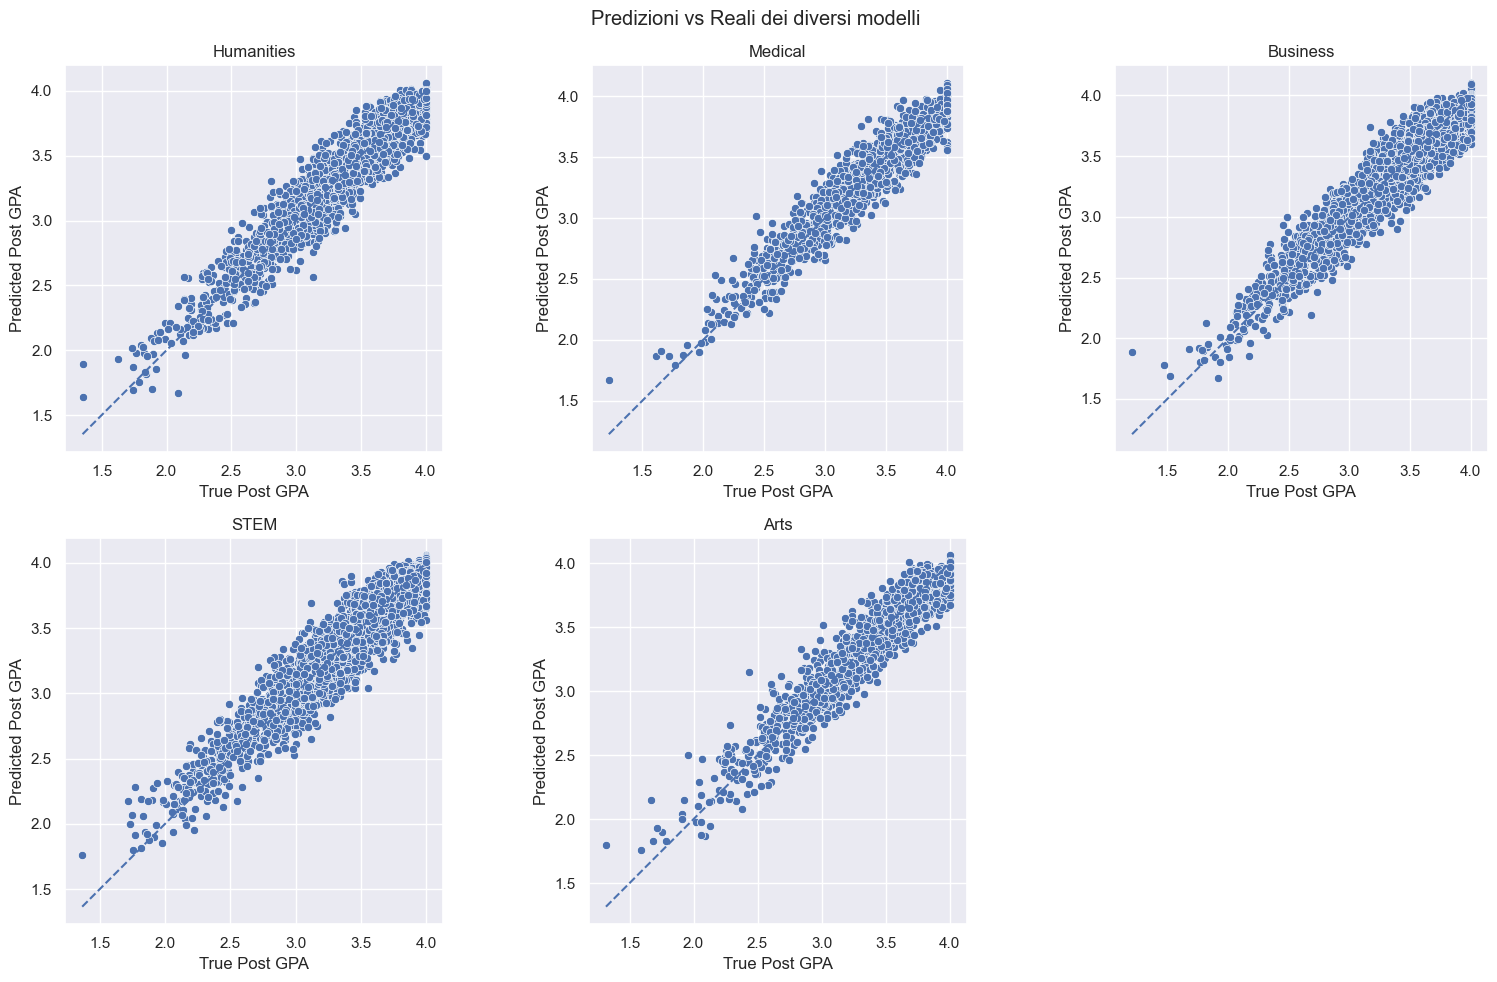
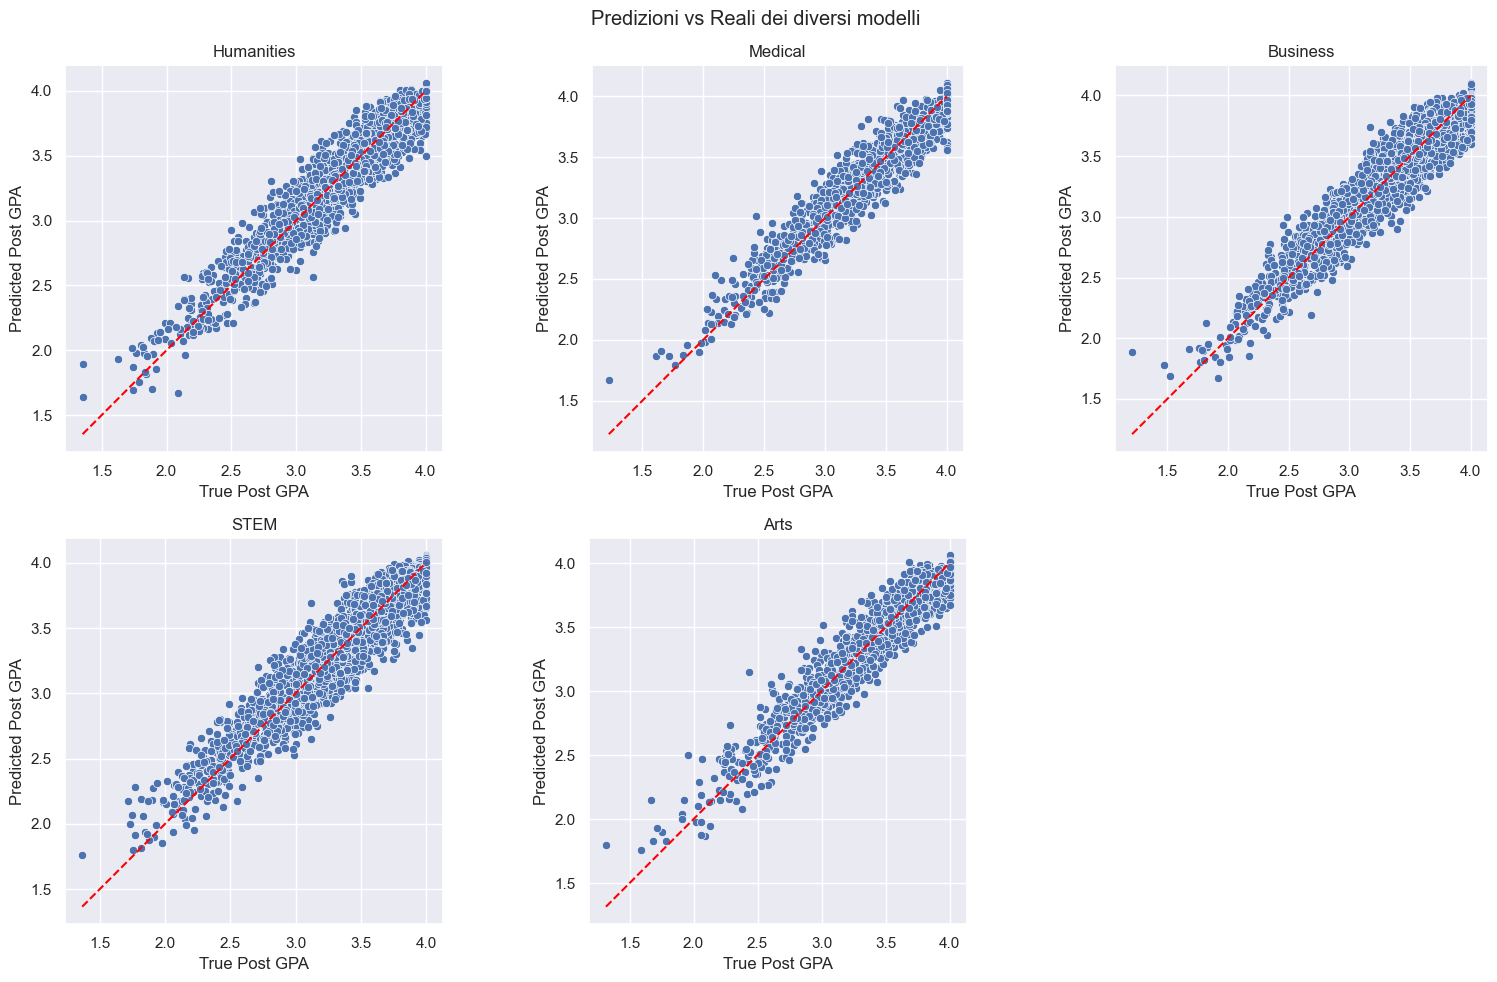
The change to this notebook cell's code, shown as a diff; its figure went from the first image to the second:
--- before
+++ after
@@ -34,5 +34,5 @@
     axes[i].set_ylabel("Predicted Post GPA")
     axes[i].set_aspect('equal', adjustable='box')
-    axes[i].plot([y_test.min(), y_test.max()], [y_test.min(), y_test.max()], linestyle='--',)
+    axes[i].plot([y_test.min(), y_test.max()], [y_test.min(), y_test.max()],c='red', linestyle='--',)
 
     

Commit: color change